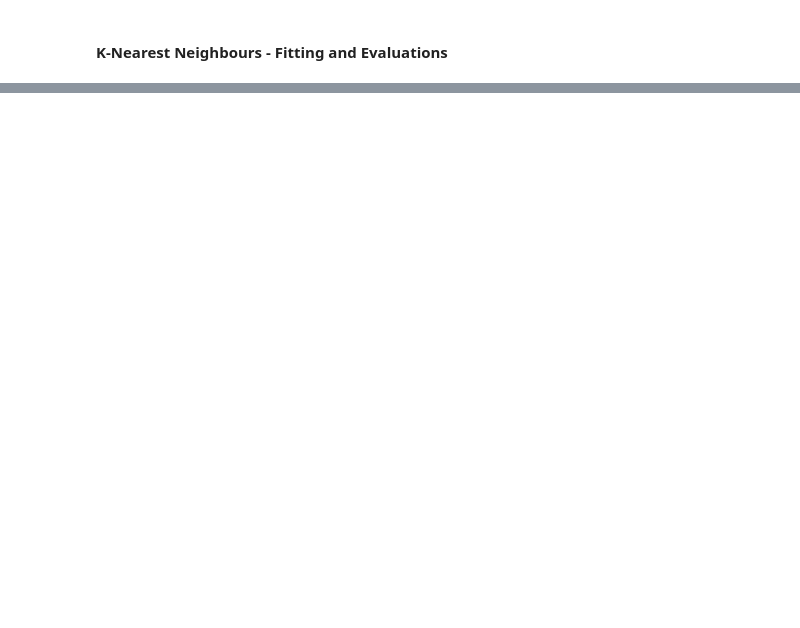
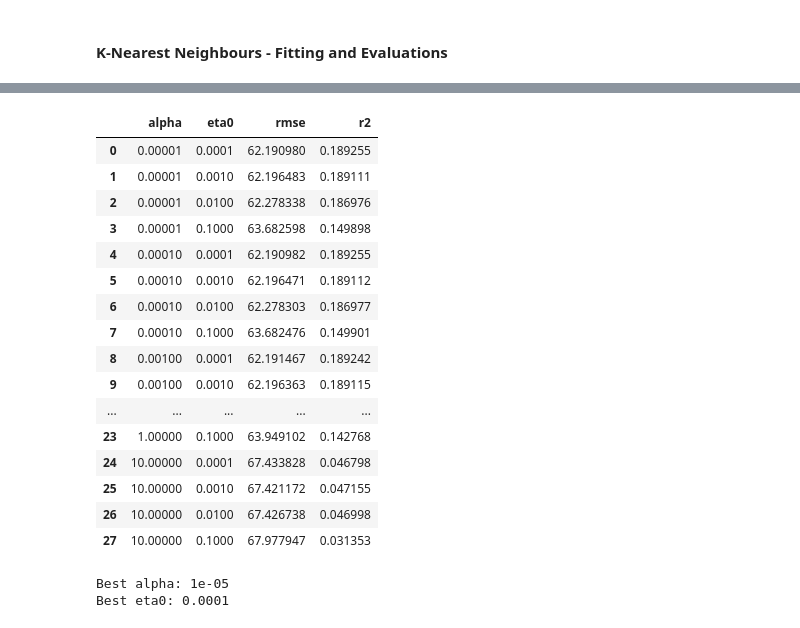
Before and after one commit to IshaanShanavas/AirbnbAICA1, a Jupyter notebook: project.ipynb, the cells around one changed output, grey strips where cells are left out. Cells and saved outputs as stored; diff of their text form; code cells hidden in the pictures; blank space fills up the shorter version.

```diff
--- a/project.ipynb
+++ b/project.ipynb
@@ -650,0 +593,20 @@ RMSE: 61
+# %%
+#Ishaan
+from sklearn.linear_model import SGDRegressor
+
+sgd_model = SGDRegressor(random_state=42)
+sgd_model.fit(P_train, y_train)
+
+# Train set evaluation
+pred_sgd_train = sgd_model.predict(P_train)
+print('Training Set Evaluations:')
+print(f'R²:   {r2_score(y_train, pred_sgd_train):.4f}')
+print(f'MAE:  {mean_absolute_error(y_train, pred_sgd_train):,.0f}')
+print(f'RMSE: {np.sqrt(mean_squared_error(y_train, pred_sgd_train)):,.0f}')
+
+# Validation set evaluation
+pred_sgd_val = sgd_model.predict(P_val)
+print('Validation Set Evaluations:')
+print(f'R²:   {r2_score(y_val, pred_sgd_val):.4f}')
+print(f'MAE:  {mean_absolute_error(y_val, pred_sgd_val):,.0f}')
+print(f'RMSE: {np.sqrt(mean_squared_error(y_val, pred_sgd_val)):,.0f}')
@@ -650,0 +622,42 @@ RMSE: 61
+# %%
+alphas = [0.00001, 0.0001, 0.001, 0.01, 0.1, 1, 10]
+learning_rates = [0.0001, 0.001, 0.01, 0.1]
+results_rows = []
+
+for alpha in alphas:
+    for eta0 in learning_rates:
+        sgd_model = SGDRegressor(alpha=alpha, eta0=eta0, max_iter=1000, random_state=42)
+        sgd_model.fit(P_train, y_train)
+        pred_sgd = sgd_model.predict(P_val)
+        rmse = np.sqrt(mean_squared_error(y_val, pred_sgd))
+        r2 = r2_score(y_val, pred_sgd)
+        results_rows.append((alpha, eta0, rmse, r2))
+
+results_sgd_df = pd.DataFrame(results_rows, columns=['alpha', 'eta0', 'rmse', 'r2'])
+
+best_sgd_alpha = results_sgd_df.loc[results_sgd_df['rmse'].idxmin(), 'alpha']
+best_sgd_eta0 = results_sgd_df.loc[results_sgd_df['rmse'].idxmin(), 'eta0']
+
+display(results_sgd_df)
+print('Best alpha:', best_sgd_alpha)
+print('Best eta0:', best_sgd_eta0)
+# %% [output]
+|  | alpha | eta0 | rmse | r2 |
+| 0 | 0.00001 | 0.0001 | 62.190980 | 0.189255 |
+| 1 | 0.00001 | 0.0010 | 62.196483 | 0.189111 |
+| 2 | 0.00001 | 0.0100 | 62.278338 | 0.186976 |
+| 3 | 0.00001 | 0.1000 | 63.682598 | 0.149898 |
+| 4 | 0.00010 | 0.0001 | 62.190982 | 0.189255 |
+| 5 | 0.00010 | 0.0010 | 62.196471 | 0.189112 |
+| 6 | 0.00010 | 0.0100 | 62.278303 | 0.186977 |
+| 7 | 0.00010 | 0.1000 | 63.682476 | 0.149901 |
+| 8 | 0.00100 | 0.0001 | 62.191467 | 0.189242 |
+| 9 | 0.00100 | 0.0010 | 62.196363 | 0.189115 |
+| ... | ... | ... | ... | ... |
+| 23 | 1.00000 | 0.1000 | 63.949102 | 0.142768 |
+| 24 | 10.00000 | 0.0001 | 67.433828 | 0.046798 |
+| 25 | 10.00000 | 0.0010 | 67.421172 | 0.047155 |
+| 26 | 10.00000 | 0.0100 | 67.426738 | 0.046998 |
+| 27 | 10.00000 | 0.1000 | 67.977947 | 0.031353 |
+Best alpha: 1e-05
+Best eta0: 0.0001
```
Also changed, not shown: parts of 14 cells of this notebook.
